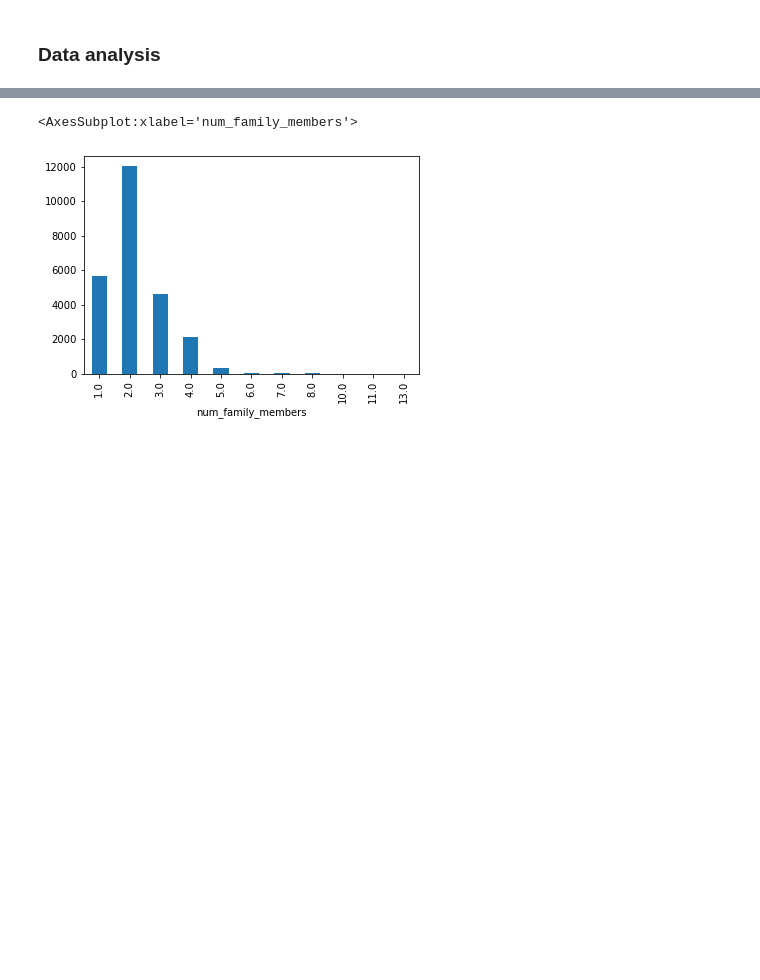
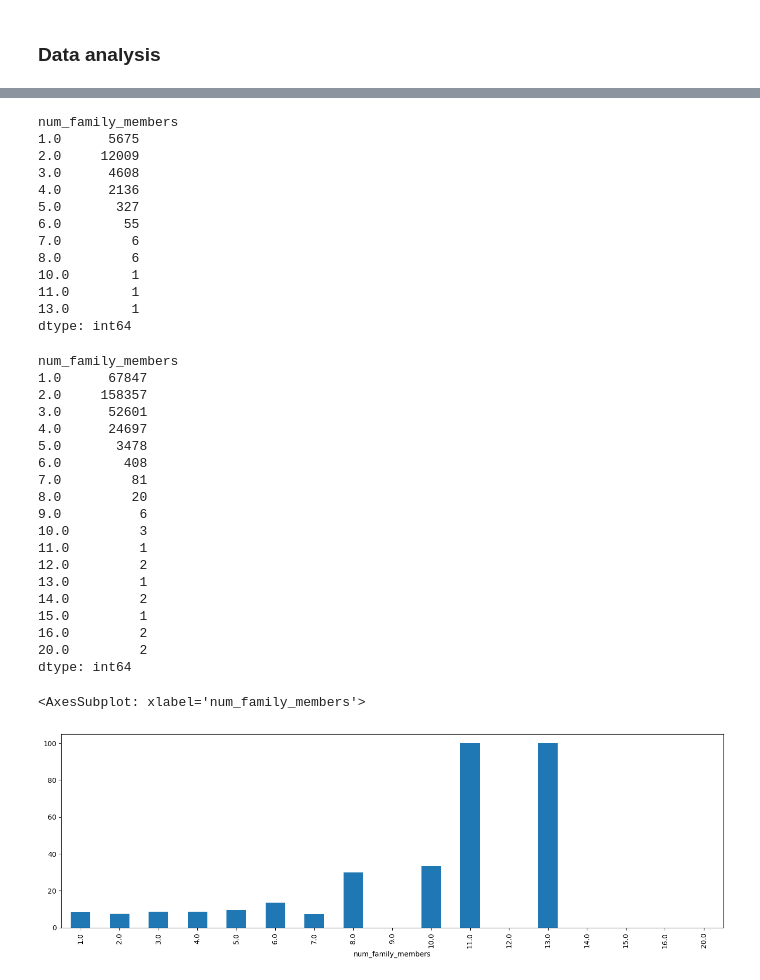
Before and after one commit to patii01/SP-Project, a Jupyter notebook: code/Delentture.ipynb, the cells around one changed output, grey strips where cells are left out. Drawn from its saved outputs; the diff is of its cells as text; code cells hidden in the pictures; blank space fills up the shorter version.

```diff
--- a/code/Delentture.ipynb
+++ b/code/Delentture.ipynb
@@ -124,10 +201,51 @@ count_inf.plot(figsize=(30,10), kind='bar')
 # %%
 # count the values in the first column
-count_inf = infringement_dataset.groupby(['num_family_members', 'infringed']).size()
+import math
+from turtle import color
 
-#display(count_inf)
+count_inf = infringement_dataset[infringement_dataset['infringed']==1.0].groupby(['num_family_members']).size()
 
-count_inf[:, 1].plot(kind='bar') #numero de membros da familia para quem infringe
+fam_with = infringement_dataset.groupby(['num_family_members']).size()
+
+display(count_inf)
+
+display(fam_with)
+
+
+plt.figure(figsize=(17,5))
+((count_inf/fam_with) * 100).plot(kind='bar') #numero de membros da familia para quem infringe
 # %% [output]
-<AxesSubplot:xlabel='num_family_members'>
+num_family_members
+1.0      5675
+2.0     12009
+3.0      4608
+4.0      2136
+5.0       327
+6.0        55
+7.0         6
+8.0         6
+10.0        1
+11.0        1
+13.0        1
+dtype: int64
+num_family_members
+1.0      67847
+2.0     158357
+3.0      52601
+4.0      24697
+5.0       3478
+6.0        408
+7.0         81
+8.0         20
+9.0          6
+10.0         3
+11.0         1
+12.0         2
+13.0         1
+14.0         2
+15.0         1
+16.0         2
+20.0         2
+dtype: int64
+<AxesSubplot: xlabel='num_family_members'>
-[figure, old version]
+[figure, new version]
```
Also changed, not shown: parts of 8 cells of this notebook, 4 other files.
